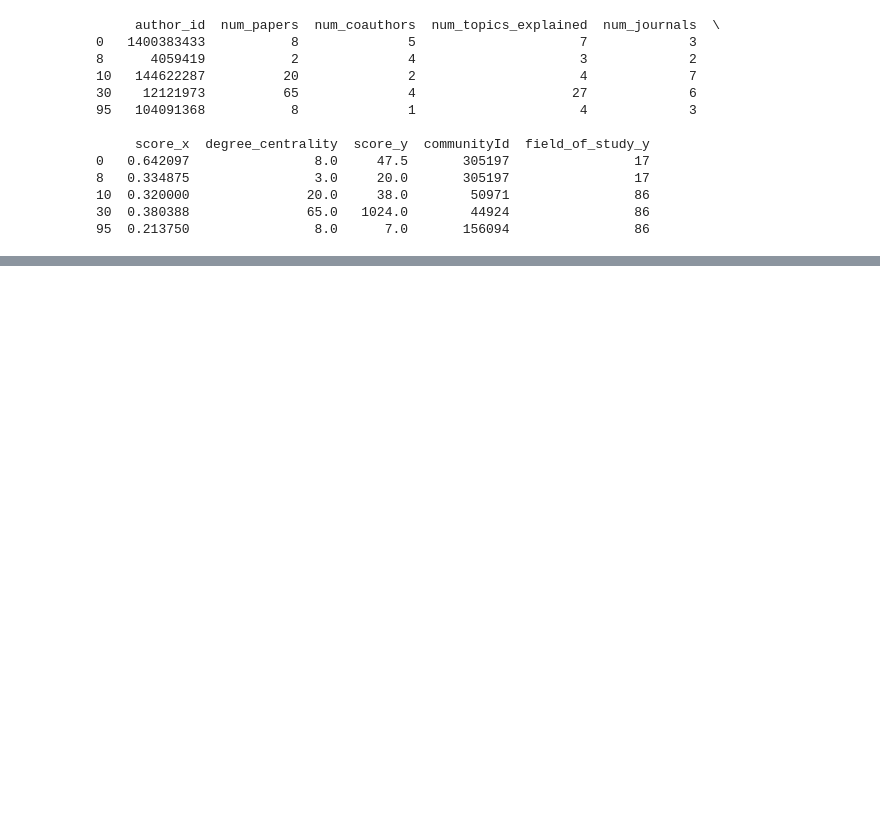
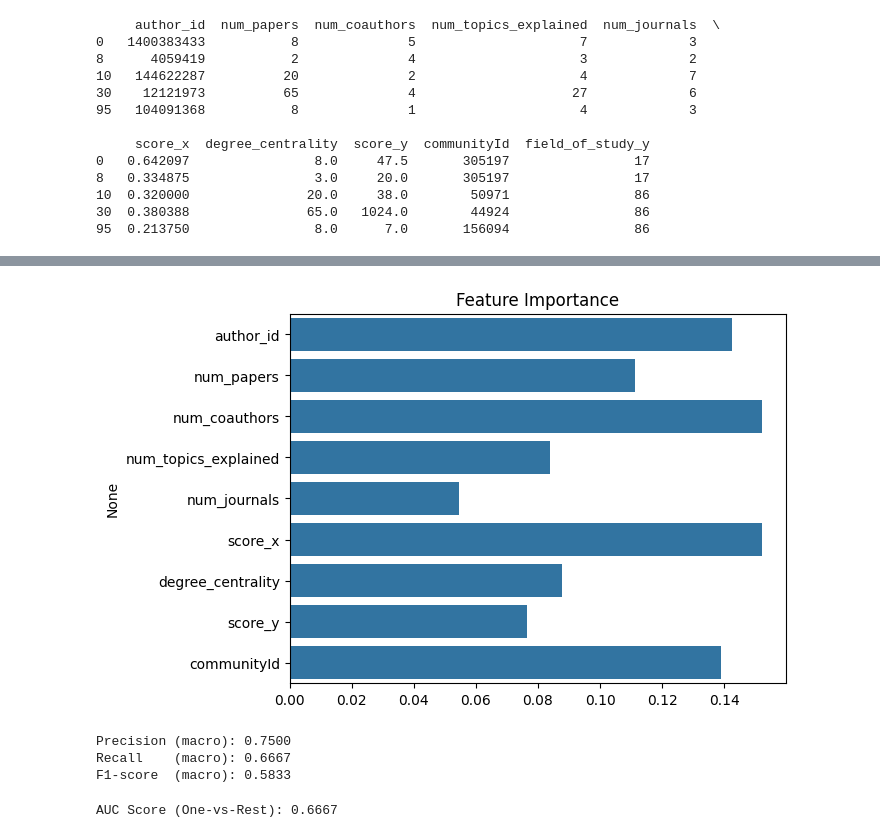
Before and after one commit to shaaf-f/Node-Classification-and-Link-Prediction-Project, a Jupyter notebook: nodeclassification.ipynb, the cells around one changed output, grey strips where cells are left out. Cells and saved outputs as stored; diff of their text form; code cells hidden in the pictures; blank space fills up the shorter version.

```diff
--- a/nodeclassification.ipynb
+++ b/nodeclassification.ipynb
@@ -496,0 +472,27 @@ Accuracy: 0.49270234409553293
+# %%
+importance = model.feature_importances_
+feat_names = features.columns
+sns.barplot(x=importance, y=feat_names)
+plt.title("Feature Importance")
+plt.show()
+# %% [output]
+[figure, added]
+# %%
+precision_macro = precision_score(y_test, y_pred, average='macro')
+recall_macro    = recall_score(   y_test, y_pred, average='macro')
+f1_macro        = f1_score(       y_test, y_pred, average='macro')
+
+print(f"Precision (macro): {precision_macro:.4f}")
+print(f"Recall    (macro): {recall_macro:.4f}")
+print(f"F1‑score  (macro): {f1_macro:.4f}")
+# %% [output]
+Precision (macro): 0.7500
+Recall    (macro): 0.6667
+F1‑score  (macro): 0.5833
+# %%
+y_test_bin = label_binarize(y_test, classes=np.unique(y_test))
+y_pred_bin = label_binarize(y_pred, classes=np.unique(y_test))
+auc = roc_auc_score(y_test_bin, y_pred_bin, average='macro', multi_class='ovr')
+print(f"AUC Score (One-vs-Rest): {auc:.4f}")
+# %% [output]
+AUC Score (One-vs-Rest): 0.6667
```
Also changed, not shown: parts of 24 cells of this notebook.
